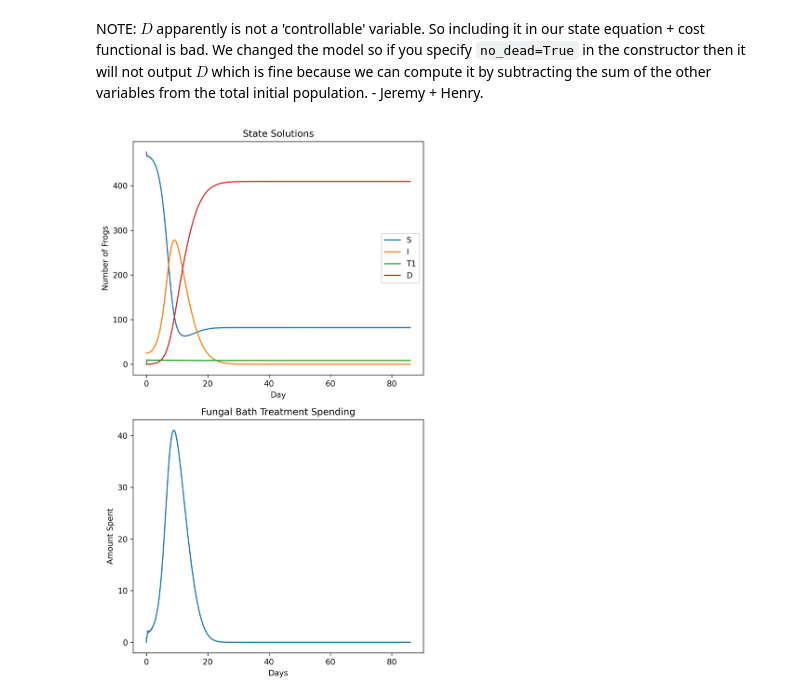
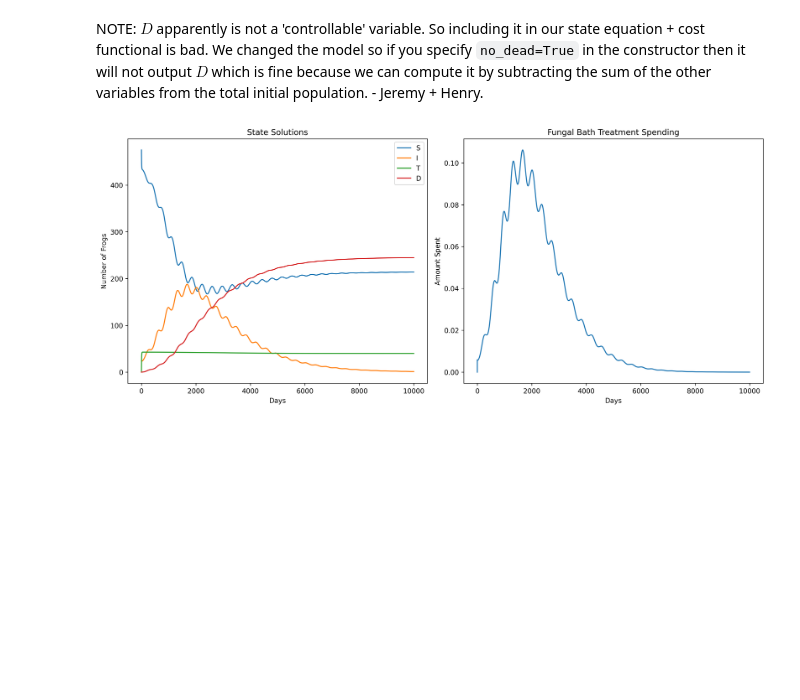
Before and after one commit to ACME-Vol4-Project1/save-axolotls-control, a Jupyter notebook: LQR_control.ipynb, the cells around one changed output. Saved outputs shown, nothing was run; the diff lists cells and outputs as text; code cells hidden in the pictures; blank space fills up the shorter version.

```diff
--- a/LQR_control.ipynb
+++ b/LQR_control.ipynb
@@ -77,12 +82,12 @@ def solve_linearized_finite(A, B, y0, t0, tf):
     I = sol_x.sol(t_space)[1]
     T1 = sol_x.sol(t_space)[2]
 
-    x = np.array([S[0], I[0], T1[0]])
+    x = np.array([S[1], I[1], T1[1]])
     u = - B.T @ P[1] @ x  # control
 
     return x, u
 # %%
-def iterated_lqr(Df_x, Df_u, t_space, x0, u0):
+def iterated_lqr(Df_x, Df_u, t_space, x0, u0, model, finite=True):
     '''
     Solve for control and state solutions at discrete steps using LQR at each step
     Args:
@@ -104,16 +109,22 @@ def iterated_lqr(Df_x, Df_u, t_space, x0, u0):
 
     for i in range(len(t_space) - 1):   # iterate through each time step
         # get linearizations at this time step
-        A = Df_x(0, state_solutions[-1], control_solutions[-1])
-        B = Df_u(0, state_solutions[-1], control_solutions[-1])
+        A = Df_x(t_space[i], state_solutions[-1], np.zeros_like(control_solutions[-1]))
+        B = Df_u(t_space[1], state_solutions[-1], np.zeros_like(control_solutions[-1]))
 
         # uodate next step using LQR
         try:
-            x_new, u_new = solve_linearized_infinite(A, B, state_solutions[-1], t_space[i], t_space[i+1])   # get next state using LQR
+            if finite:
+                x_new, u_new = solve_linearized_finite(A, B, state_solutions[-1], t_space[i], t_space[i+1])   # get next state using LQR
+
+            else:
+                x_new, u_new = solve_linearized_infinite(A, B, state_solutions[-1], t_space[i], t_space[i+1], model)   # get next state using LQR
+
             state_solutions.append(x_new)
             control_solutions.append(u_new)
             acceptable_times.append(t_space[i])
-        except:
+        except Exception as e:
+            print(e.message)
             continue
 
     return np.array(state_solutions), np.array(control_solutions), acceptable_times   # optimal states and optimal controls
@@ -128,40 +139,40 @@ R = np.eye(1)   # cost of control
 # initial conditions
 y0 = np.array([475, 25, 0])
 u0 = np.array([0])  # spending on baths
-const_u1 = 0.1
+const_u1 = 0.5
 
 # establish t space
-tf = 1000
-t_steps = 5000
+tf = 10000
+t_steps = 20000
 t_space = np.linspace(0, tf, t_steps)
 
 # instantiate model object (to be used for linearization)
-model = m.Model(seasonal=False, no_dead=True, const_u1=const_u1) # constant sauna maintenance
+model = m.Model(seasonal=True, no_dead=True, const_u1=const_u1) # constant sauna maintenance
 # %%
 # get optimal solutions
-x, u2, new_t = iterated_lqr(lambda t, x, u: model.f_x(t, x, u), lambda t, x, u: model.f_u(t, x, u), t_space, y0, u0)
+x, u2, new_t = iterated_lqr(lambda t, x, u: model.f_x(t, x, u), lambda t, x, u: model.f_u(t, x, u), t_space, y0, u0, model, finite=True)
 S = x[:, 0]
 I = x[:, 1]
 T1 = x[:, 2]
 
 # plot
-fig, axs = plt.subplots(2, 1, figsize=(6, 10), dpi=300)
+fig, axs = plt.subplots(1, 2, figsize=(14, 6), dpi=300)
 axs[0].set_title("State Solutions")
 axs[0].plot(new_t, S, label="S")
 axs[0].plot(new_t, I, label="I")
-axs[0].plot(new_t, T1, label="T1")
+axs[0].plot(new_t, T1, label="T")
 axs[0].set_ylabel('Number of Frogs')
-axs[0].set_xlabel('Day')
+axs[0].set_xlabel('Days')
 axs[0].plot(new_t, 500 - S - I - T1, label="D")  # plotting death total 500 - all other groups
 axs[0].legend()
 
 # formatting
 axs[1].set_title("Fungal Bath Treatment Spending")
 axs[1].plot(new_t, u2, label=rf'$u_{2}$: Antifungal Bath Spending')
 axs[1].set_xlabel('Days')
 axs[1].set_ylabel('Amount Spent')
 
 plt.tight_layout()
 # %% [output]
-[figure, old version]
+[figure, new version]
 # %%
```
Also changed, not shown: parts of 2 cells of this notebook.
